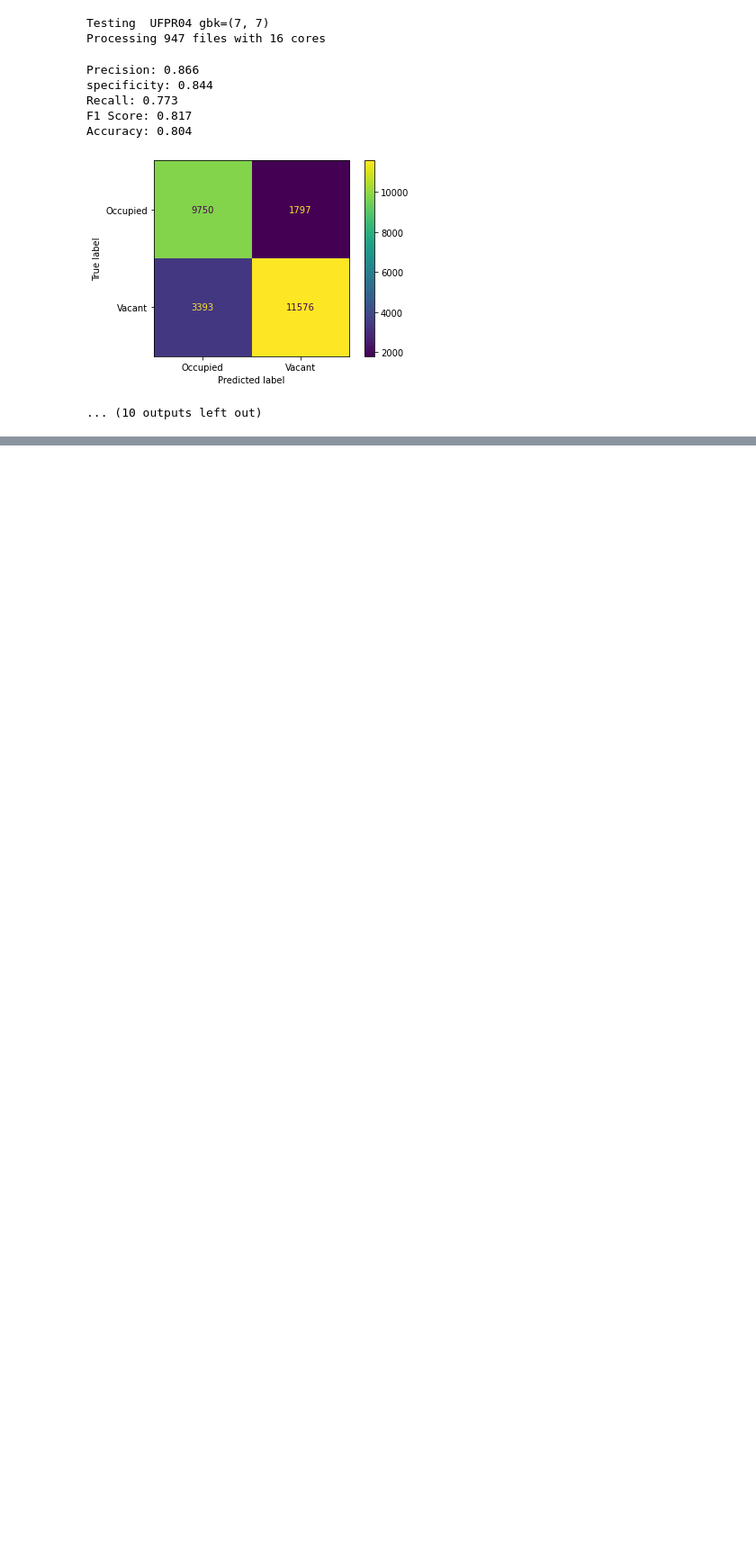
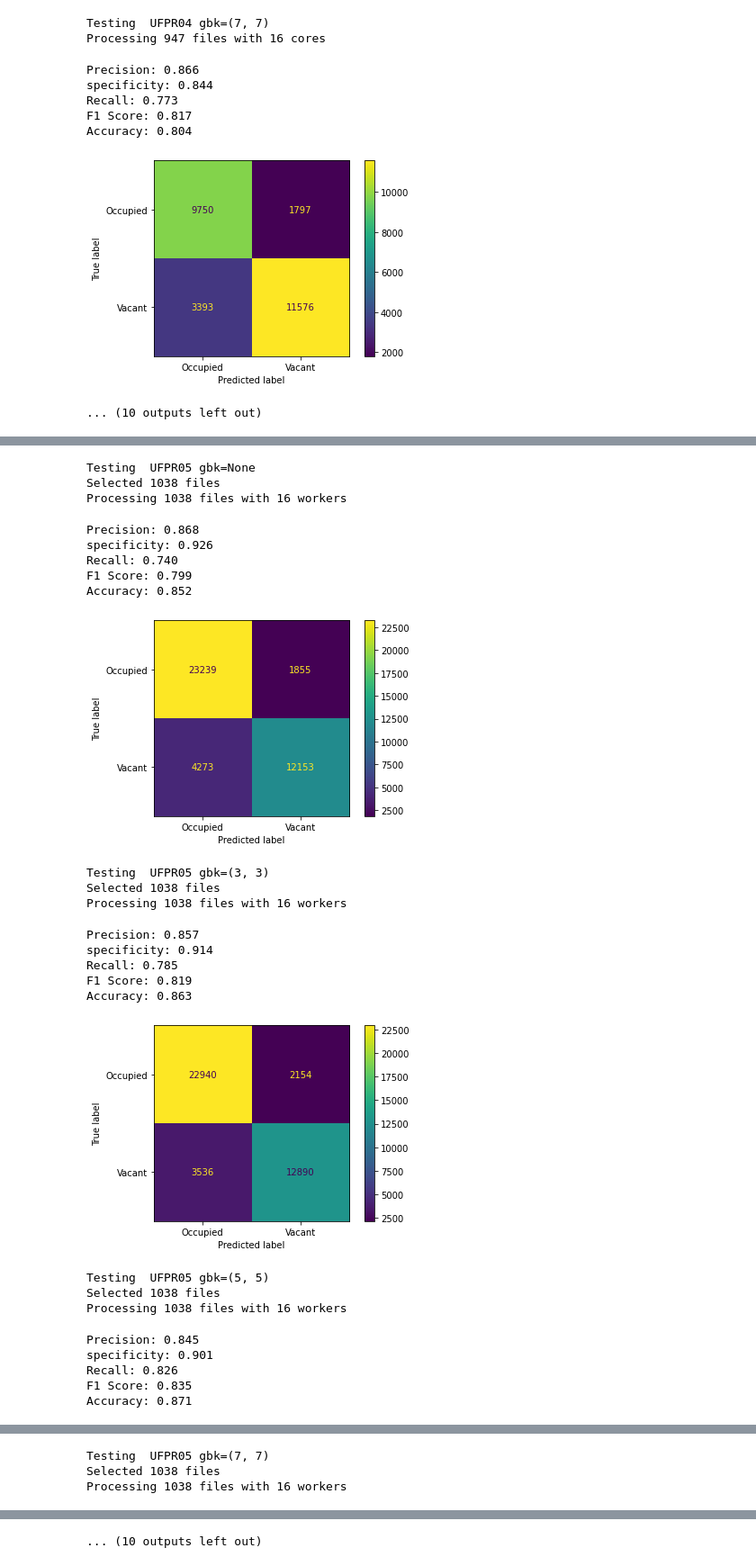
Before and after one commit to VisionPark/VisionParkDetect, a Jupyter notebook: gaussianBlurKernerlTest.ipynb, the cells around one changed output, grey strips where cells are left out. Shown: that part at 90% size. Saved outputs shown, nothing was run; the diff lists cells and outputs as text; code cells hidden in the pictures; blank space fills up the shorter version.

```diff
--- a/gaussianBlurKernerlTest.ipynb
+++ b/gaussianBlurKernerlTest.ipynb
@@ -99,0 +102,30 @@ Accuracy: 0.804
+# %%
+PARAMS_UFPR05 = DetectionParams(gb_k=(5, 5), gb_s=0, at_method=cv.ADAPTIVE_THRESH_GAUSSIAN_C, at_blockSize=33, at_C=7, median_k=3, bw_size=85, vacant_threshold=0.3, show_imshow=False)
+test_gbk('UFPR05', PARAMS_UFPR05, [None, (3,3), (5,5), (7,7), (9,9), (13,13), (21,21)])
+# %% [output]
+Testing  UFPR05 gbk=None
+Selected 1038 files
+Processing 1038 files with 16 workers
+Precision: 0.868
+specificity: 0.926
+Recall: 0.740
+F1 Score: 0.799
+Accuracy: 0.852
+[figure, added]
+Testing  UFPR05 gbk=(3, 3)
+Selected 1038 files
+Processing 1038 files with 16 workers
+Precision: 0.857
+specificity: 0.914
+Recall: 0.785
+F1 Score: 0.819
+Accuracy: 0.863
+[figure, added]
+Testing  UFPR05 gbk=(5, 5)
+Selected 1038 files
+Processing 1038 files with 16 workers
+Precision: 0.845
+specificity: 0.901
+Recall: 0.826
+F1 Score: 0.835
+Accuracy: 0.871
@@ -99,0 +133,3 @@ Accuracy: 0.804
+Testing  UFPR05 gbk=(7, 7)
+Selected 1038 files
+Processing 1038 files with 16 workers
@@ -99,0 +142 @@ Accuracy: 0.804
+... (10 outputs left out)
```
Also changed, not shown: parts of 4 cells of this notebook, 8 other files.
